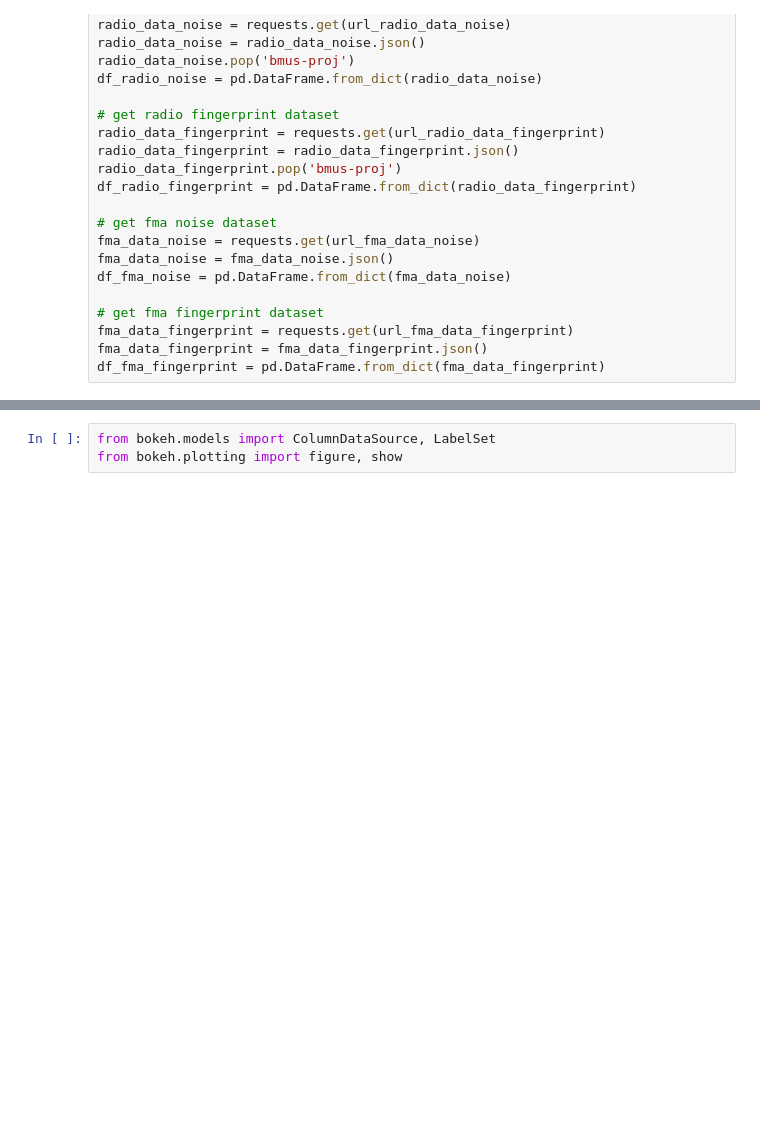
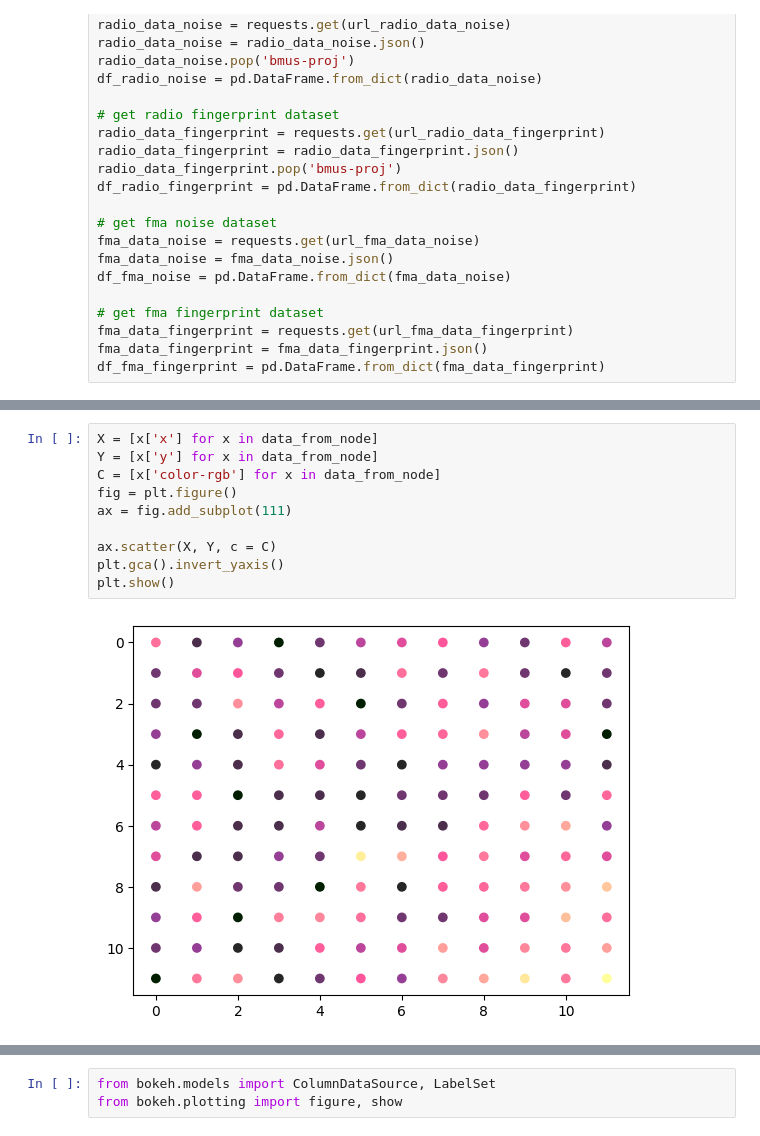
Before and after one commit to jazoza/mad, a Jupyter notebook: 02_import_data.ipynb, the cells around one changed output, grey strips where cells are left out. Drawn from its saved outputs; the diff is of its cells as text; blank space fills up the shorter version.

```diff
--- a/02_import_data.ipynb
+++ b/02_import_data.ipynb
@@ -89,0 +202,12 @@ SOM fitted!
+# %%
+X = [x['x'] for x in data_from_node]
+Y = [x['y'] for x in data_from_node]
+C = [x['color-rgb'] for x in data_from_node]
+fig = plt.figure()
+ax = fig.add_subplot(111)
+
+ax.scatter(X, Y, c = C)
+plt.gca().invert_yaxis()
+plt.show()
+# %% [output]
+[figure, added]
```
Also changed, not shown: parts of 12 cells of this notebook, 1 other file.
